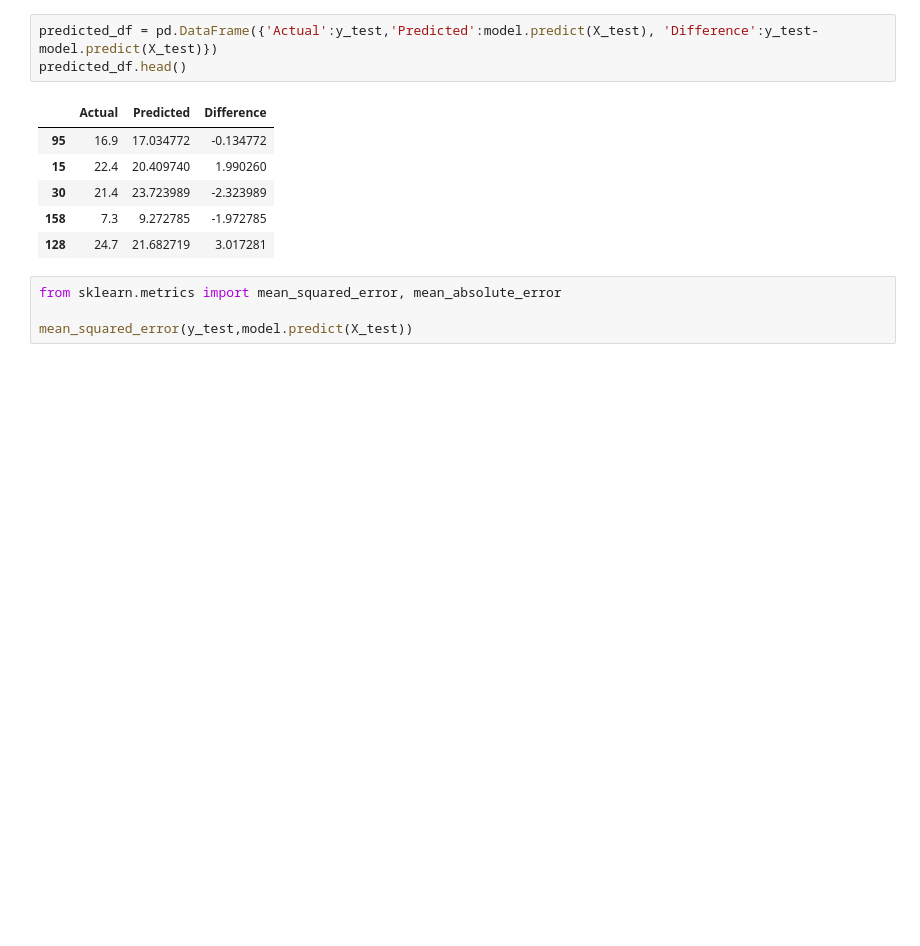
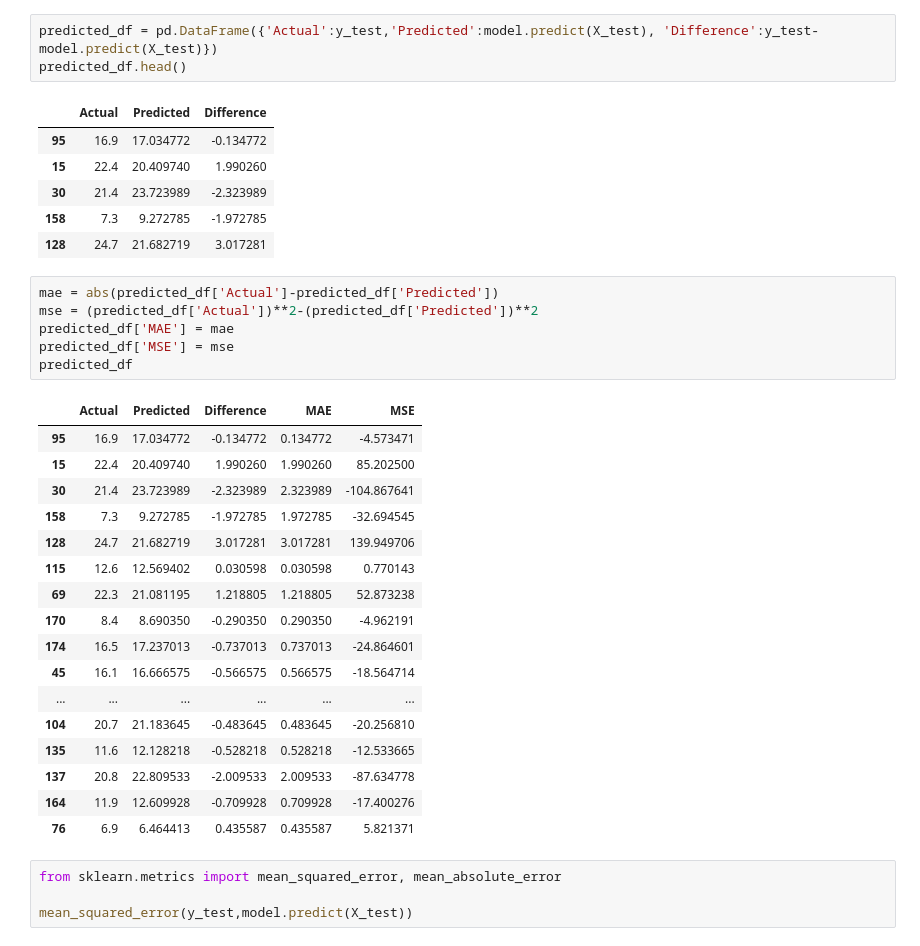
Before and after one commit to pbarizza/ML-course-2025, a Jupyter notebook: lesson01.ipynb, the cells around one changed output. Saved outputs shown, nothing was run; the diff lists cells and outputs as text; blank space fills up the shorter version.

```diff
--- a/lesson01.ipynb
+++ b/lesson01.ipynb
@@ -88,6 +88,30 @@ predicted_df.head()
 | 30 | 21.4 | 23.723989 | -2.323989 |
 | 158 | 7.3 | 9.272785 | -1.972785 |
 | 128 | 24.7 | 21.682719 | 3.017281 |
+# %%
+mae = abs(predicted_df['Actual']-predicted_df['Predicted'])
+mse = (predicted_df['Actual'])**2-(predicted_df['Predicted'])**2
+predicted_df['MAE'] = mae
+predicted_df['MSE'] = mse
+predicted_df
+# %% [output]
+|  | Actual | Predicted | Difference | MAE | MSE |
+| 95 | 16.9 | 17.034772 | -0.134772 | 0.134772 | -4.573471 |
+| 15 | 22.4 | 20.409740 | 1.990260 | 1.990260 | 85.202500 |
+| 30 | 21.4 | 23.723989 | -2.323989 | 2.323989 | -104.867641 |
+| 158 | 7.3 | 9.272785 | -1.972785 | 1.972785 | -32.694545 |
+| 128 | 24.7 | 21.682719 | 3.017281 | 3.017281 | 139.949706 |
+| 115 | 12.6 | 12.569402 | 0.030598 | 0.030598 | 0.770143 |
+| 69 | 22.3 | 21.081195 | 1.218805 | 1.218805 | 52.873238 |
+| 170 | 8.4 | 8.690350 | -0.290350 | 0.290350 | -4.962191 |
+| 174 | 16.5 | 17.237013 | -0.737013 | 0.737013 | -24.864601 |
+| 45 | 16.1 | 16.666575 | -0.566575 | 0.566575 | -18.564714 |
+| ... | ... | ... | ... | ... | ... |
+| 104 | 20.7 | 21.183645 | -0.483645 | 0.483645 | -20.256810 |
+| 135 | 11.6 | 12.128218 | -0.528218 | 0.528218 | -12.533665 |
+| 137 | 20.8 | 22.809533 | -2.009533 | 2.009533 | -87.634778 |
+| 164 | 11.9 | 12.609928 | -0.709928 | 0.709928 | -17.400276 |
+| 76 | 6.9 | 6.464413 | 0.435587 | 0.435587 | 5.821371 |
 # %%
 from sklearn.metrics import mean_squared_error, mean_absolute_error
 
```
Also changed, not shown: parts of 1 cell of this notebook.
